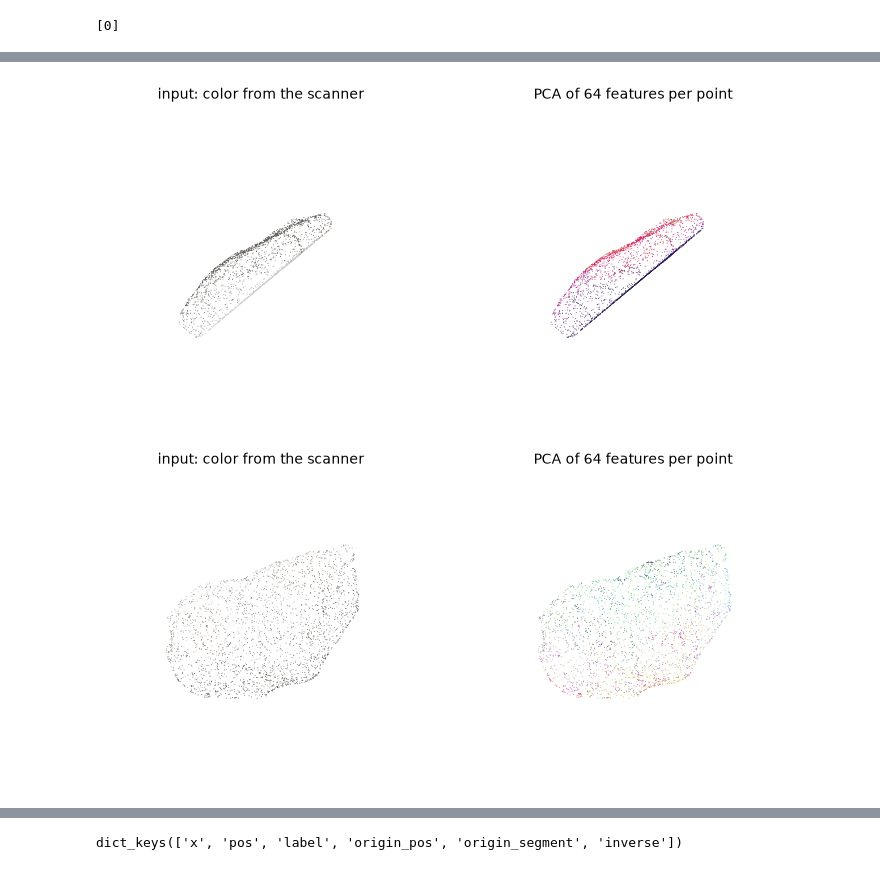
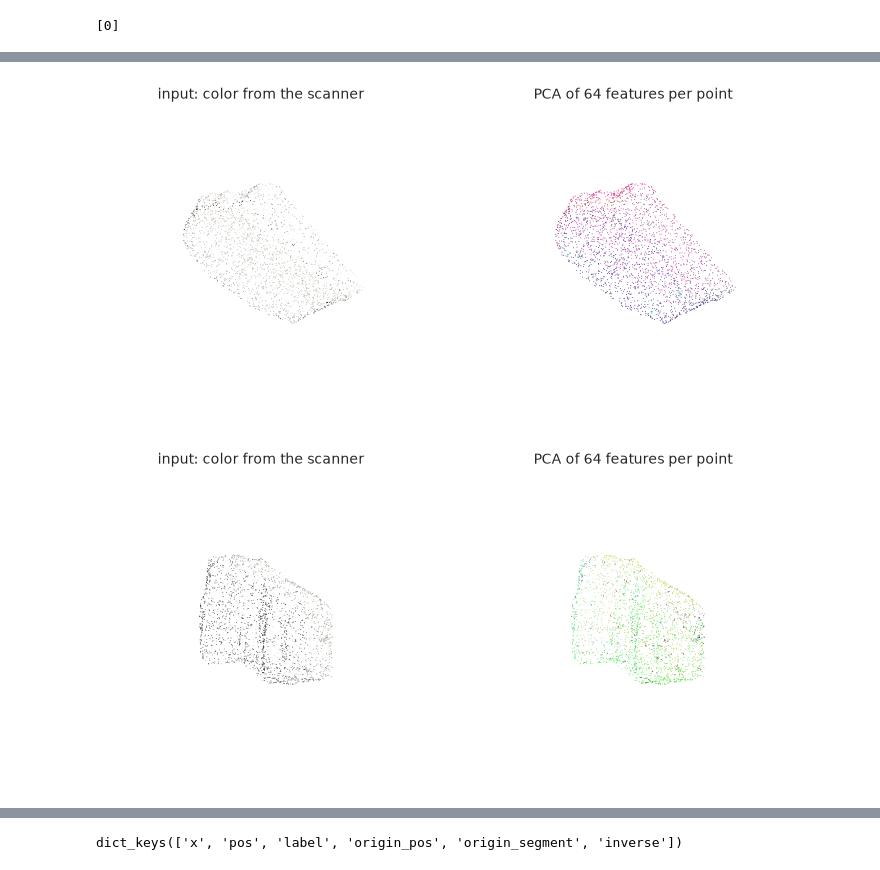
Before and after one commit to EnegoComley/RayRepresentationTesting, a Jupyter notebook: EvaluationTesting.ipynb, the cells around one changed output, grey strips where cells are left out. Drawn from its saved outputs; the diff is of its cells as text; code cells hidden in the pictures.

```diff
--- a/EvaluationTesting.ipynb
+++ b/EvaluationTesting.ipynb
@@ -29,8 +29,8 @@ device = torch.device("cuda:0" if torch.cuda.is_available() else "cpu")
 from importlib import reload
 # %%
 reload(DatasetLoading)
-dataset_loader = DatasetLoading.RepairDatasetLoader(batch_size=2, dataset_type="RandomRotationPointCloudsDataloader",
-                                         representation_folder_name="pointclouds2_5k", num_workers=2, nOverfit=1)
+dataset_loader = DatasetLoading.RepairDatasetLoader(batch_size=2, dataset_type="RandomDualRotationPointCloudsDataloader",
+                                         representation_folder_name="pointclouds2_5k", num_workers=2, angle_divider=1)
 test_dataloader = dataset_loader.test_dataloader()
 # %%
 list(range(5))[:1]
@@ -47,3 +63,3 @@ len(test_dataloader)
 # %%
 batch = next(iter(test_dataloader))
-points, normals, colors, rotation = batch
+pc1, pc2, rotation = batch
@@ -57,5 +75,6 @@ show_point_cloud(points[0], colors[0]/255.0, title="Point Cloud", size=1)
 # %%
-ptv3 = PointTransformerV3().to(device)
+reload(EvaluationUtils)
+ptv3 = EvaluationUtils.PointTransformerV3().to(device)
 # %%
-features = ptv3([x.to(device) for x in batch], visualise=True)
+features = ptv3([x.to(device) for x in pc2], visualise=True)
 # %% [output]
@@ -63,2 +81,2 @@ W0921 10:27:04.517000 2214696 .venv/lib/python3.12/site-packages/torch/fx/_symbo
-[figure, old version]
+[figure, new version]
-[figure, old version]
+[figure, new version]
```
Also changed, not shown: parts of 30 cells of this notebook, 5 other files.
